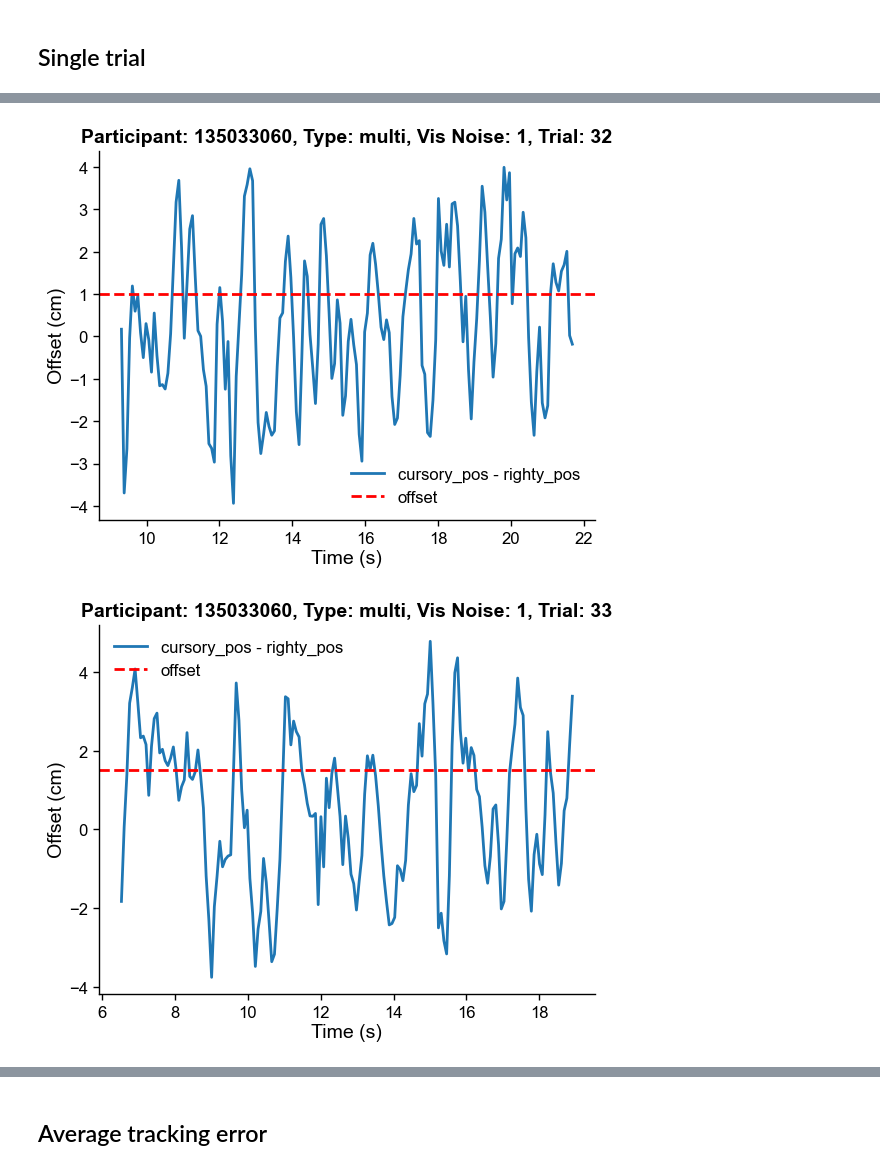
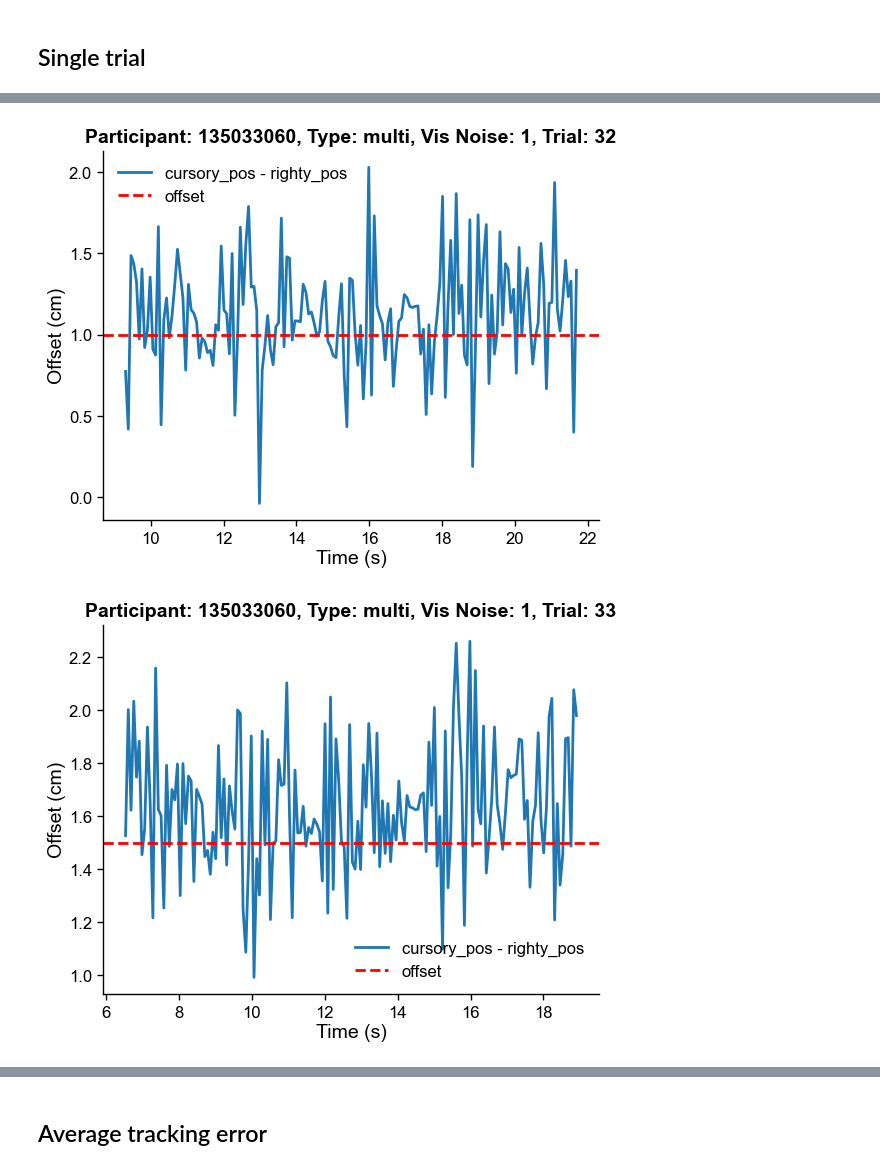
Before and after one commit to dominikstrb/cpp-proprioception, a Jupyter notebook: notebooks/CheckDataOffset.ipynb, the cells around one changed output, grey strips where cells are left out. Saved outputs shown, nothing was run; the diff lists cells and outputs as text; code cells hidden in the pictures.

```diff
--- a/notebooks/CheckDataOffset.ipynb
+++ b/notebooks/CheckDataOffset.ipynb
@@ -24,6 +24,9 @@ Index(['participant', 'perturb', 'session', 'phase', 'trial_number', 'type',
 # %%
 df["tracking_error"] = df["righty_pos"] - df["lefty_pos"]
 df["tracking_mse"] = df["tracking_error"] ** 2
+
+df["abs_offset"] = df["cursor_offset"].abs()
+df["abs_tracking_error"] = df["tracking_error"].abs()
 # %% [markdown]
 ## Experimental design
 # %%
@@ -47,7 +60,7 @@ for i, (name, group) in enumerate(sub_df.groupby(["trial_number"])):
     # plt.plot(group["time"], group["lefty_pos"], label="lefty_pos")
     # plt.plot(group["time"], group["righty_pos"], label="righty_pos")
     # plt.plot(group["time"], group["cursory_pos"], label="cursory_pos")
-    plt.plot(group["time"], group["cursory_pos"] - group["lefty_pos"], label="cursory_pos - righty_pos")
+    plt.plot(group["time"], group["cursory_pos"] - group["righty_pos"], label="cursory_pos - righty_pos")
     plt.axhline(offset, color="red", linestyle="--", label="offset")
     plt.title(f"Participant: {participant}, Type: {condition}, Vis Noise: {vis_noise}, Trial: {name[0]}")
     plt.xlabel("Time (s)")
@@ -62,2 +75,2 @@ for i, (name, group) in enumerate(sub_df.groupby(["trial_number"])):
-[figure, old version]
+[figure, new version]
-[figure, old version]
+[figure, new version]
```
Also changed, not shown: parts of 4 cells of this notebook, 2 other files.
